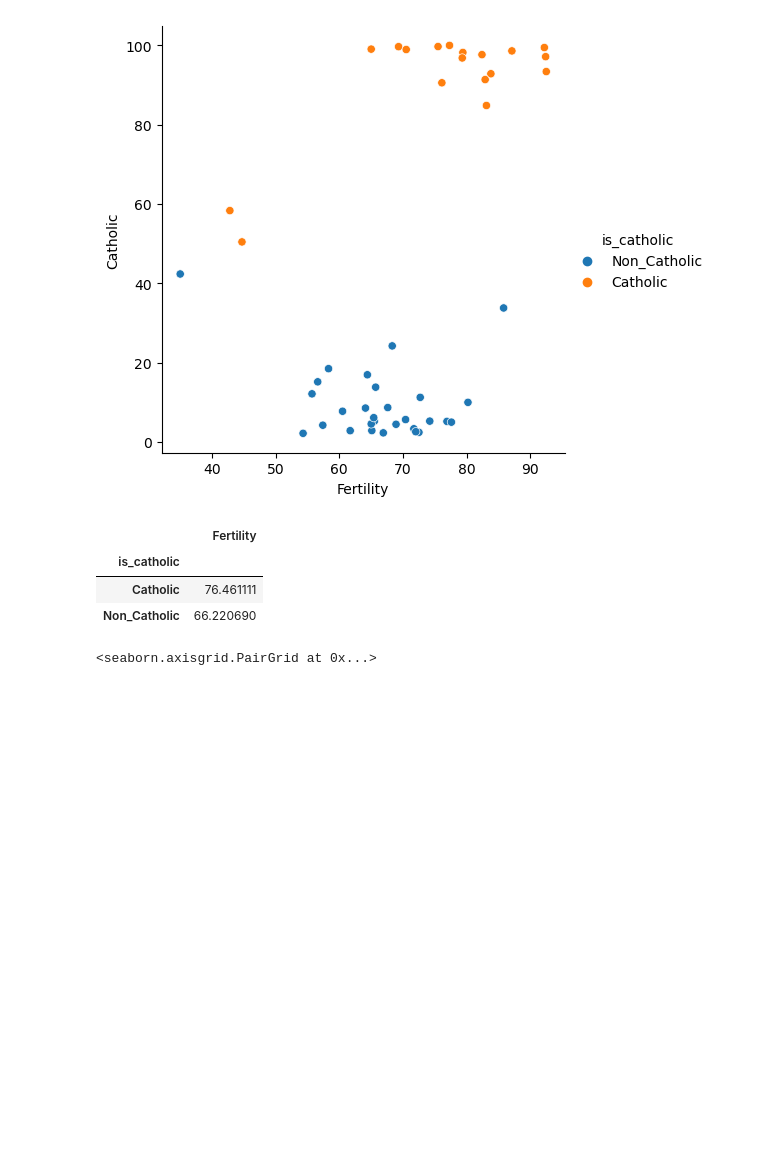
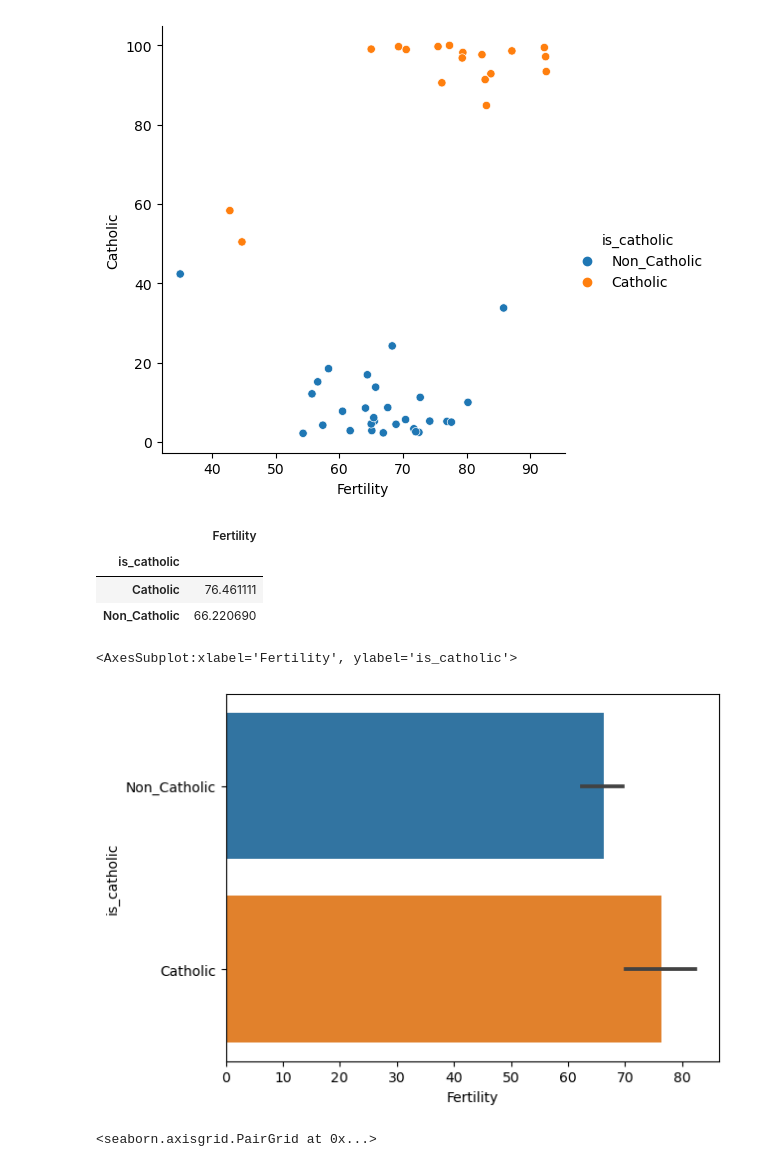
Before and after one commit to akonstans/numpy_pandas_visualization_exercises, a Jupyter notebook: seaborn_exercises.ipynb, the cells around one changed output. Drawn from its saved outputs; the diff is of its cells as text; code cells hidden in the pictures; blank space fills up the shorter version.

```diff
--- a/seaborn_exercises.ipynb
+++ b/seaborn_exercises.ipynb
@@ -169,6 +169,11 @@ swiss[['is_catholic', 'Fertility']].groupby('is_catholic').agg('mean')
 | is_catholic |  |
 | Catholic | 76.461111 |
 | Non_Catholic | 66.220690 |
+# %%
+sns.barplot(x='Fertility', y='is_catholic', data = swiss)
+# %% [output]
+<AxesSubplot:xlabel='Fertility', ylabel='is_catholic'>
+[figure, added]
 # %%
 sns.pairplot(swiss, hue='is_catholic')
 # %% [output]
```
Also changed, not shown: parts of 5 cells of this notebook.
